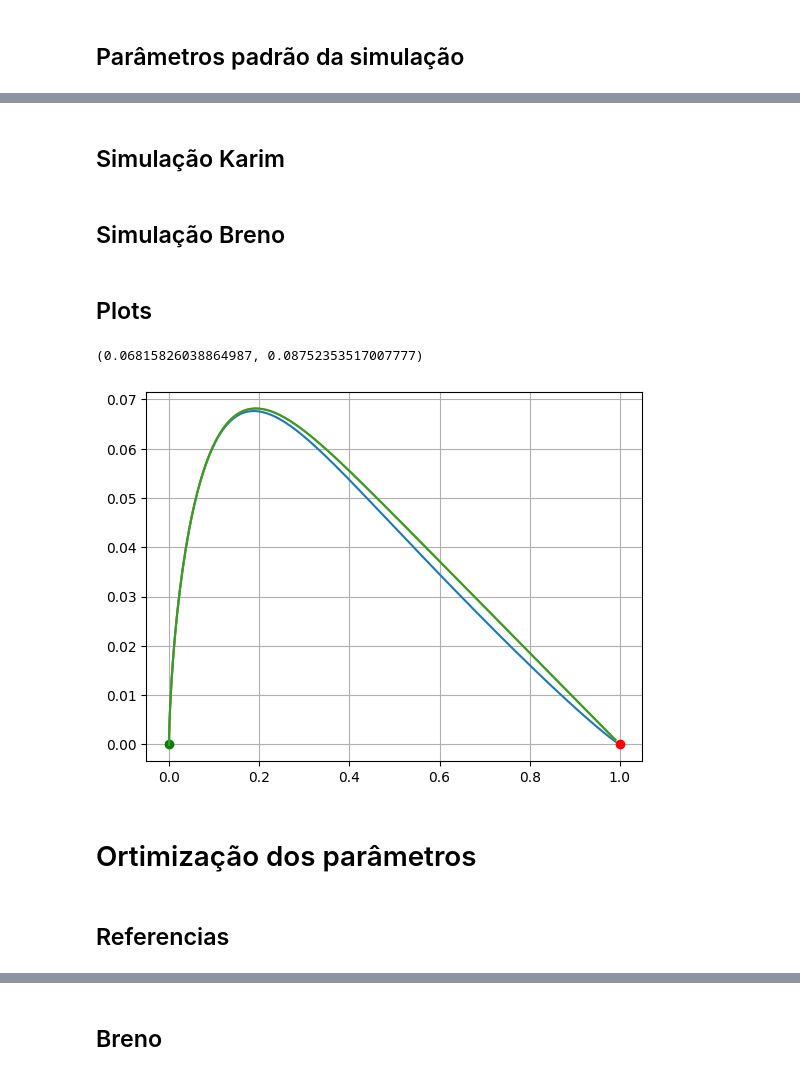
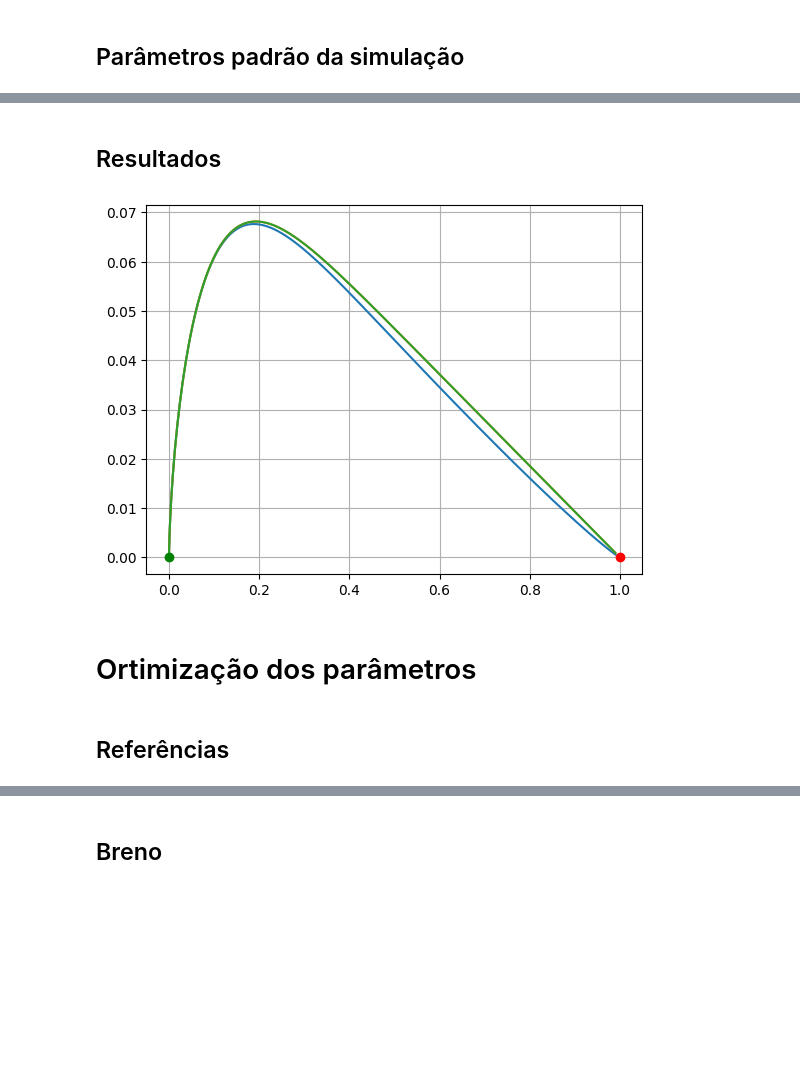
Before and after one commit to matheusloop/Intelligent_Automation, a Jupyter notebook: Atv03/Códigos/Teste.ipynb, the cells around one changed output, grey strips where cells are left out. Cells and saved outputs as stored; diff of their text form; code cells hidden in the pictures; blank space fills up the shorter version.

```diff
--- a/Atv03/Códigos/Teste.ipynb
+++ b/Atv03/Códigos/Teste.ipynb
@@ -91,10 +60,11 @@ def calculoVariaveis_Breno(state):
 # %%
-def cinematicModel_Aicardi(t, state):
-    x, y, phi, e, alpha, v, omega = calculoVariaveis_Aicardi(state)
+def cinematicModel(t, state, modo, ganhos):
+    x, y, theta = state
+    v, omega = calcularVarControle(state, ref=modo, ganhos=ganhos)
 
     #Avanço temporal do modelo
-    dx = v * np.cos(phi)
-    dy = v * np.sin(phi)
-    dphi = omega
+    dx = v * np.cos(theta)
+    dy = v * np.sin(theta)
+    dtheta = omega
 
-    return [dx, dy, dphi]
+    return [dx, dy, dtheta]
@@ -125,10 +71,9 @@ def cinematicModel_Breno(t, state):
 # %% [markdown]
 ## Evento de parada da simulação
 # %%
-def stopEvent(t, state):
-    x, y, theta = state
-    xg, yg = goalPos
-    return np.sqrt((xg - x) ** 2 + (yg - y) ** 2) - 0.01
+def stopEvent(t, state, modo, ganhos):
+    e, alpha = calcularErros(state)
+    return e - 0.01
 
 stopEvent.terminal = True
 stopEvent.direction = -1
@@ -160,2 +89,0 @@ x_a, y_a, phi_a, e_a, alpha_a, v_a, omega_a = calculoVariaveis_Aicardi(solution_
-# %% [markdown]
-## Simulação Karim
@@ -165,27 +90,29 @@ x_k, y_k, theta_k, eD_k, alpha_k, v_k, omega_k = calculoVariaveis_Karim(solution
-# %% [markdown]
-## Simulação Breno
+# %% [markdown]
+## Resultados
 # %%
-solution_b = solve_ivp(cinematicModel_Breno, t_span, x0, t_eval=t_eval, method='RK45', events=stopEvent)
-x_b, y_b, phi_b, e_b, alpha_b, v_b, omega_b = calculoVariaveis_Breno(solution_b.y)
+solutions = {}
+for autor in ['Aicardi', 'Karim', 'Breno']:
+    if autor == 'Aicardi':
+        ganhos = [0.1, 1, 1]
+    else:
+        ganhos = [0.1, 1]
+
+    solutions[autor] = solve_ivp(cinematicModel, t_span=t_span, t_eval=t_eval, y0=x0, method='RK45', events=stopEvent, args=(autor, ganhos))
+
+
+plt.plot(goalPos[0], goalPos[1], 'ro')  # Plot goal position
+
+for key in solutions.keys():
+    x, y = solutions[key].y[:2]
+    plt.plot(x, y)
+
+plt.plot(x[0], y[0], 'go')
+plt.grid()
+# %% [output]
+[figure, added]
-# %% [markdown]
-## Plots
-# %%
-plt.plot(goalPos[0], goalPos[1], 'ro')  # Plot goal position
-plt.plot(x_a[0], y_a[0], 'go')  # Plot goal position
-plt.plot(x_a, y_a)
-plt.plot(x_k, y_k)
-plt.plot(x_b, y_b)
-#plt.xlim(-2.5, 2.5)
-#plt.ylim(-2.5, 2.5)
-plt.grid()
-
-np.max(y_b), np.max(v_b)
-# %% [output]
-(0.06815826038864987, 0.08752353517007777)
-[figure, removed]
 # %% [markdown]
 # Ortimização dos parâmetros
 # %% [markdown]
-## Referencias
+## Referências
 # %%
 from SGA import *
```
Also changed, not shown: parts of 18 cells of this notebook, 2 other files.
